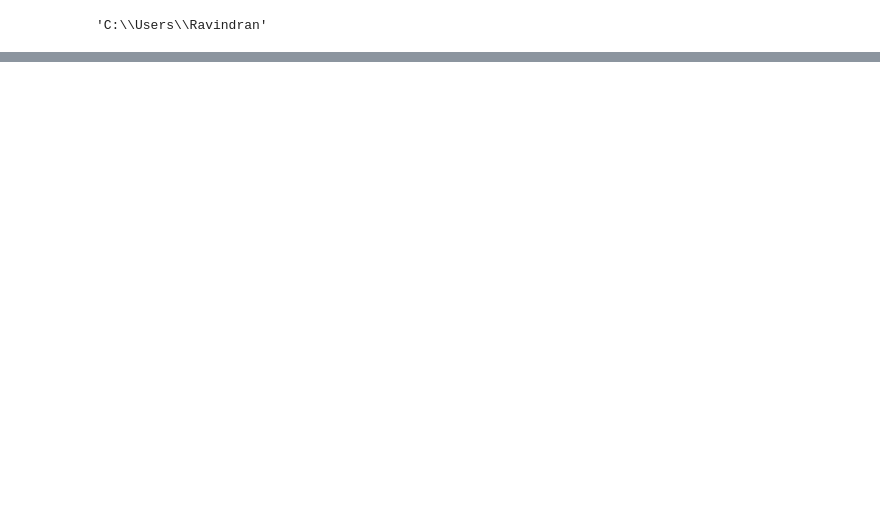
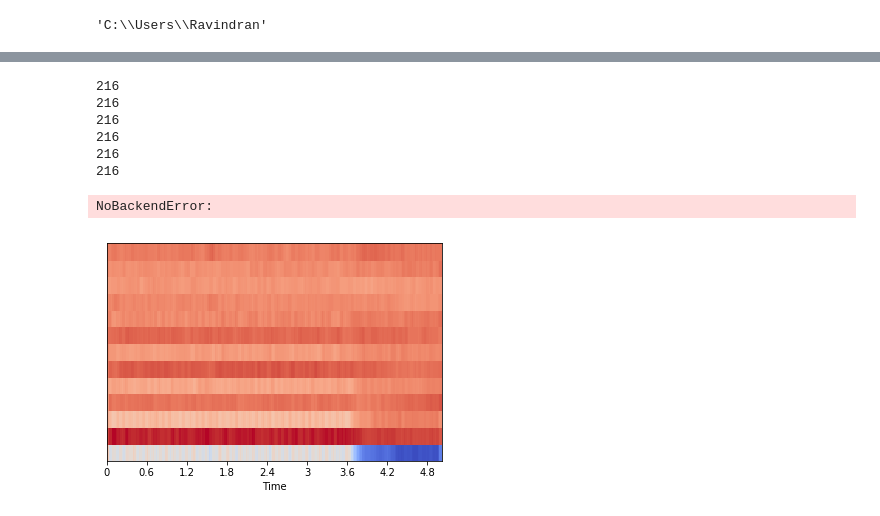
Before and after one commit to RHaran98/Audio_routines, a Jupyter notebook: AudioNN.ipynb, the cells around one changed output, grey strips where cells are left out. Drawn from its saved outputs; the diff is of its cells as text; code cells hidden in the pictures; blank space fills up the shorter version.

```diff
--- a/AudioNN.ipynb
+++ b/AudioNN.ipynb
@@ -80,18 +62,31 @@ _________________________________________________________________
 # %%
 def getMFCCVectors(dir_path):
     col_names = ["File"]
     for i in range(216):
         col_names.append("f_{0}".format(i))
     df = pd.DataFrame(columns=col_names)
-    files = mylist= os.listdir(dir_path)
+    files = os.listdir(dir_path)
     for wav_file in files:
             X, sample_rate = librosa.load(dir_path + '\\' + wav_file, res_type='kaiser_fast',duration=2.5,sr=22050*2,offset=0.5)
             sample_rate = np.array(sample_rate)
-            mfccs = np.mean(librosa.feature.mfcc(y=X,sr=sample_rate,n_mfcc=13),axis=0)
+            mfccs = librosa.feature.mfcc(y=X,sr=sample_rate,n_mfcc=13)
+            librosa.display.specshow(mfccs, x_axis='time')
+            mfccs = np.mean(mfccs,axis=0)
             feature = list(mfccs)
+            print(len(mfccs))
             feature.insert(0,wav_file)
             #feature = np.insert(feature,0,wav_file,axis=0)
             df = df.append(pd.Series(feature,index=col_names),ignore_index=True)
     return df
+
 df = getMFCCVectors(r"C:\Users\Ravindran\Downloads\wavfiles")
+# %% [output]
+216
+216
+216
+216
+216
+216
+NoBackendError:
+[figure, added]
 # %%
```
Also changed, not shown: parts of 12 cells of this notebook.
